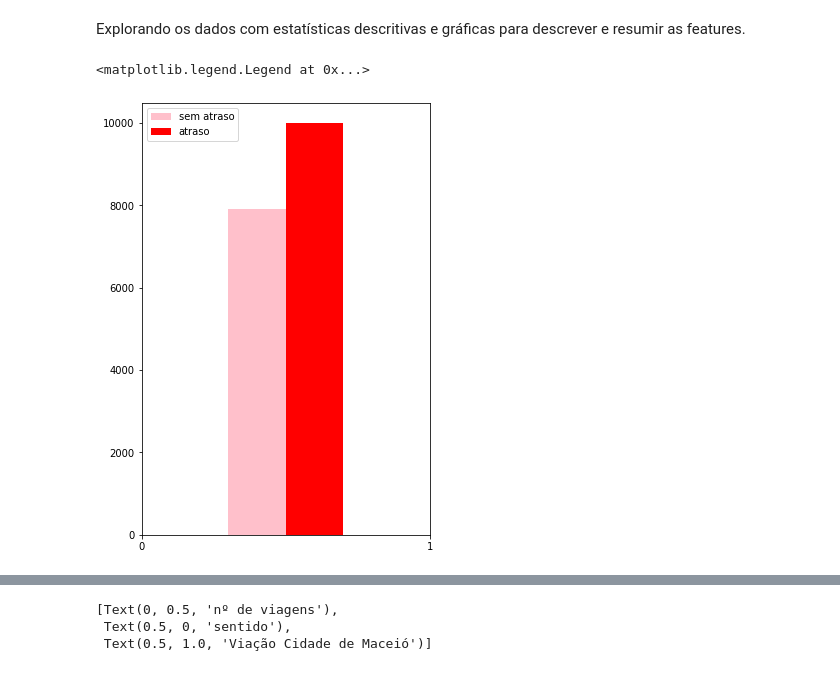
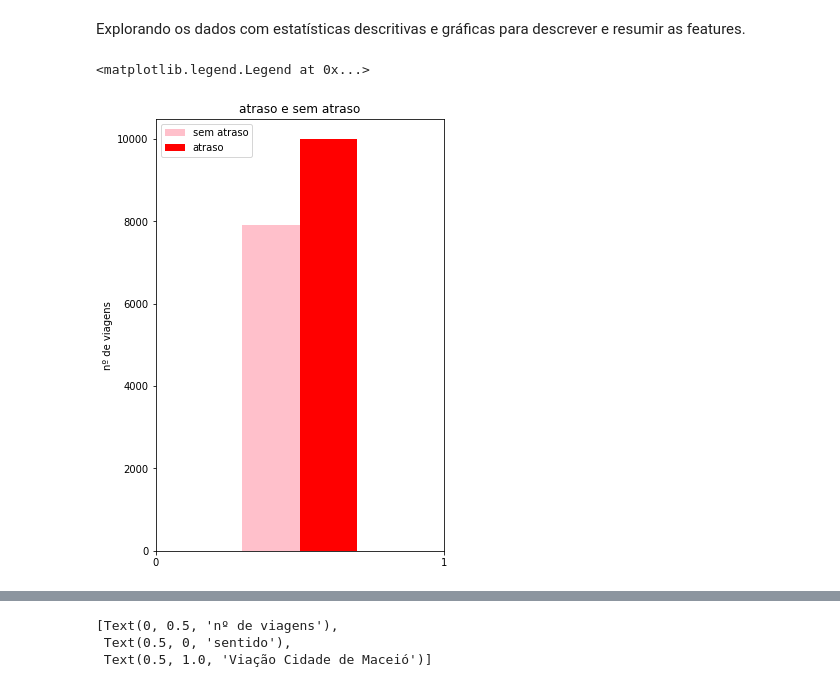
Before and after one commit to willieny/SMTT, a Jupyter notebook: SMTT.ipynb, the cells around one changed output, grey strips where cells are left out. Cells and saved outputs as stored; diff of their text form; code cells hidden in the pictures.

```diff
--- a/SMTT.ipynb
+++ b/SMTT.ipynb
@@ -273,16 +301,17 @@ Explorando os dados com estatísticas descritivas e gráficas para descrever e r
 # %%
 #VISUALIZAÇÃO GERAL DE ATRASO
 X = np.arange(1)
 fig = plt.figure(figsize = (4, 6))
 indx = np.arange(2)
 ax = fig.add_axes([0,0,1,1])
 ax.bar(X + 0.4, soma_ad, color = 'pink', width = 0.2, label = 'sem atraso')
 ax.bar(X + 0.6, soma_at, color = 'r', width = 0.2, label = 'atraso')
 ax.set_xticks(indx)
+ax.set(title="atraso e sem atraso", ylabel="nº de viagens")
 ax.legend()
 # %% [output]
 <matplotlib.legend.Legend at 0x...>
-[figure, old version]
+[figure, new version]
 # %%
 #VISUALIZAÇÃO ATRASO POR EMPRESA
 X = np.arange(4)
```
Also changed, not shown: parts of 5 cells of this notebook.
